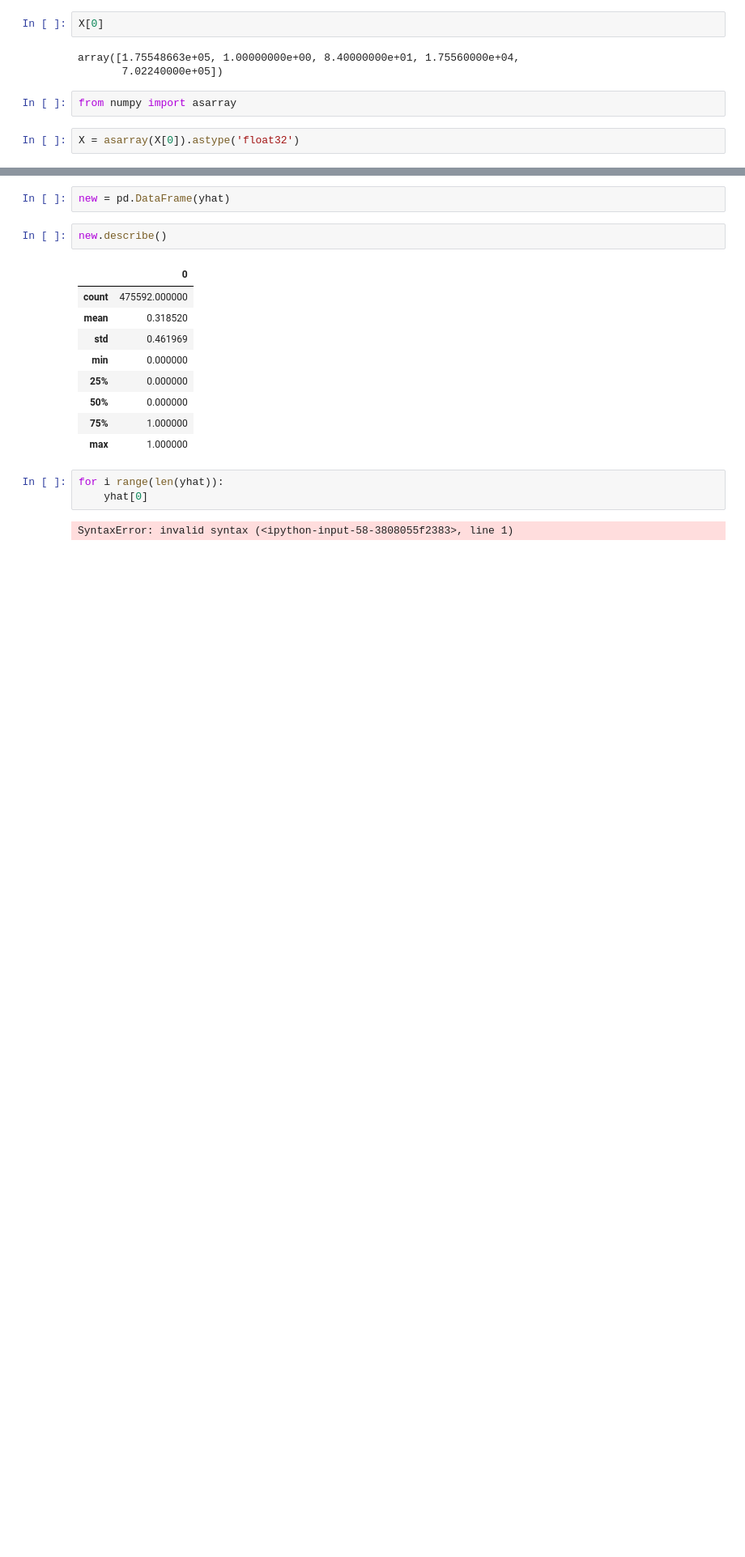
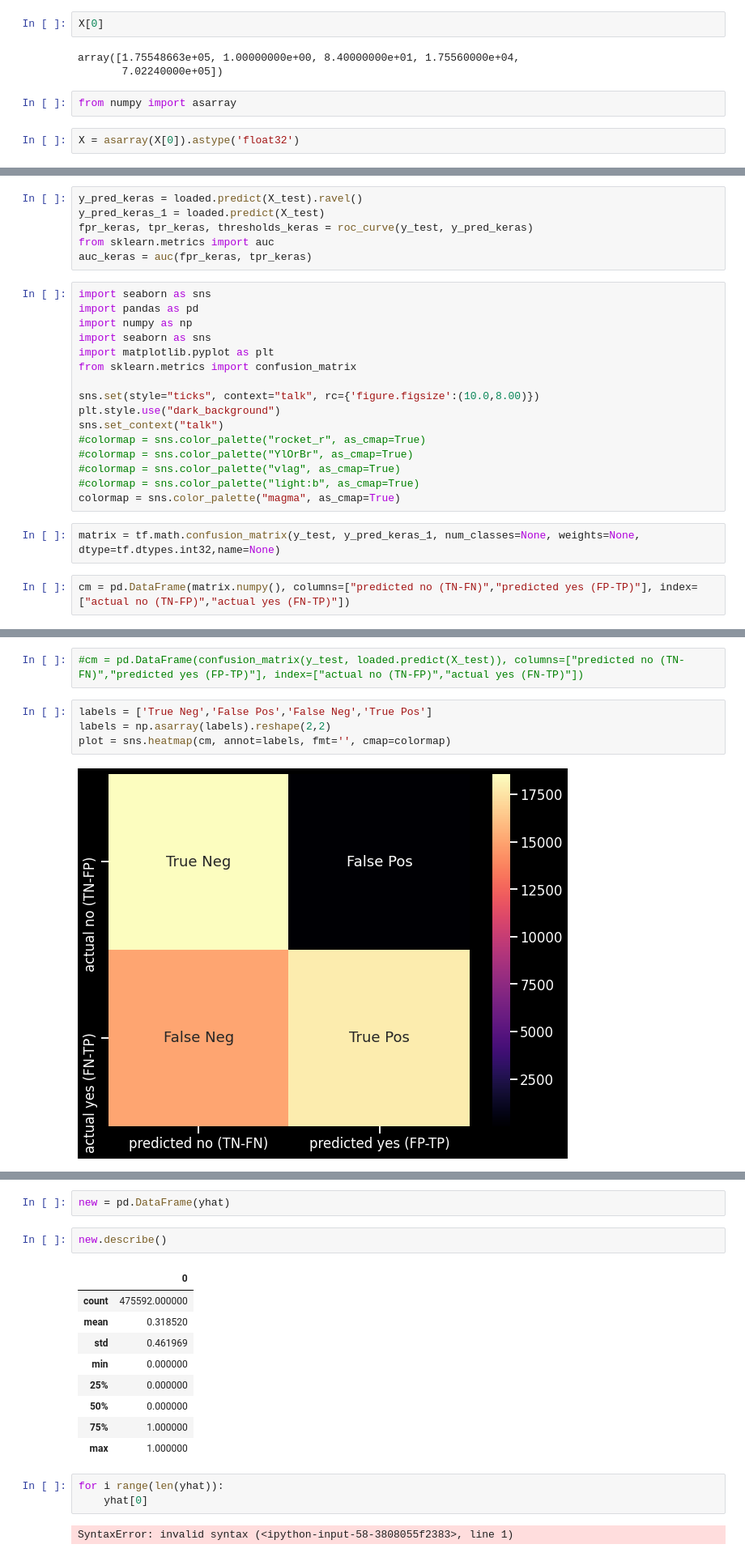
Before and after one commit to herrfeder/AI_Cybersecurity_IDS_PoC, a Jupyter notebook: analysis/NN/NN-autoKears-check.ipynb, the cells around one changed output, grey strips where cells are left out. Shown: that part at 81% size. Cells and saved outputs as stored; diff of their text form; blank space fills up the shorter version.

```diff
--- a/analysis/NN/NN-autoKears-check.ipynb
+++ b/analysis/NN/NN-autoKears-check.ipynb
@@ -248,0 +279,26 @@ array([[1.],
+# %%
+y_pred_keras = loaded.predict(X_test).ravel()
+y_pred_keras_1 = loaded.predict(X_test)
+fpr_keras, tpr_keras, thresholds_keras = roc_curve(y_test, y_pred_keras)
+from sklearn.metrics import auc
+auc_keras = auc(fpr_keras, tpr_keras)
+# %%
+import seaborn as sns
+import pandas as pd
+import numpy as np
+import seaborn as sns
+import matplotlib.pyplot as plt
+from sklearn.metrics import confusion_matrix
+
+sns.set(style="ticks", context="talk", rc={'figure.figsize':(10.0,8.00)})
+plt.style.use("dark_background")
+sns.set_context("talk")
+#colormap = sns.color_palette("rocket_r", as_cmap=True)
+#colormap = sns.color_palette("YlOrBr", as_cmap=True)
+#colormap = sns.color_palette("vlag", as_cmap=True)
+#colormap = sns.color_palette("light:b", as_cmap=True)
+colormap = sns.color_palette("magma", as_cmap=True)
+# %%
+matrix = tf.math.confusion_matrix(y_test, y_pred_keras_1, num_classes=None, weights=None, dtype=tf.dtypes.int32,name=None)
+# %%
+cm = pd.DataFrame(matrix.numpy(), columns=["predicted no (TN-FN)","predicted yes (FP-TP)"], index=["actual no (TN-FP)","actual yes (FN-TP)"])
@@ -248,0 +313,8 @@ array([[1.],
+# %%
+#cm = pd.DataFrame(confusion_matrix(y_test, loaded.predict(X_test)), columns=["predicted no (TN-FN)","predicted yes (FP-TP)"], index=["actual no (TN-FP)","actual yes (FN-TP)"])
+# %%
+labels = ['True Neg','False Pos','False Neg','True Pos']
+labels = np.asarray(labels).reshape(2,2)
+plot = sns.heatmap(cm, annot=labels, fmt='', cmap=colormap)
+# %% [output]
+[figure, added]
```
Also changed, not shown: parts of 11 cells of this notebook, 5 other files.
